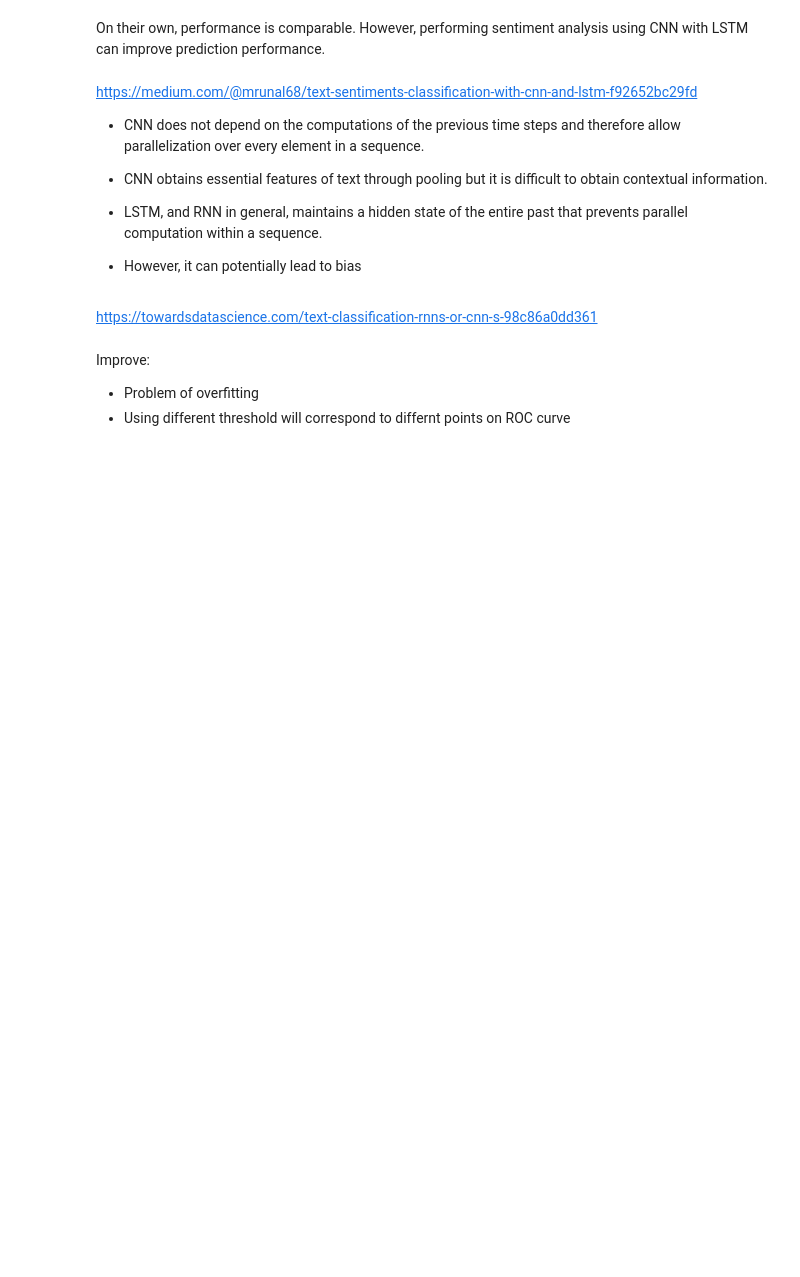
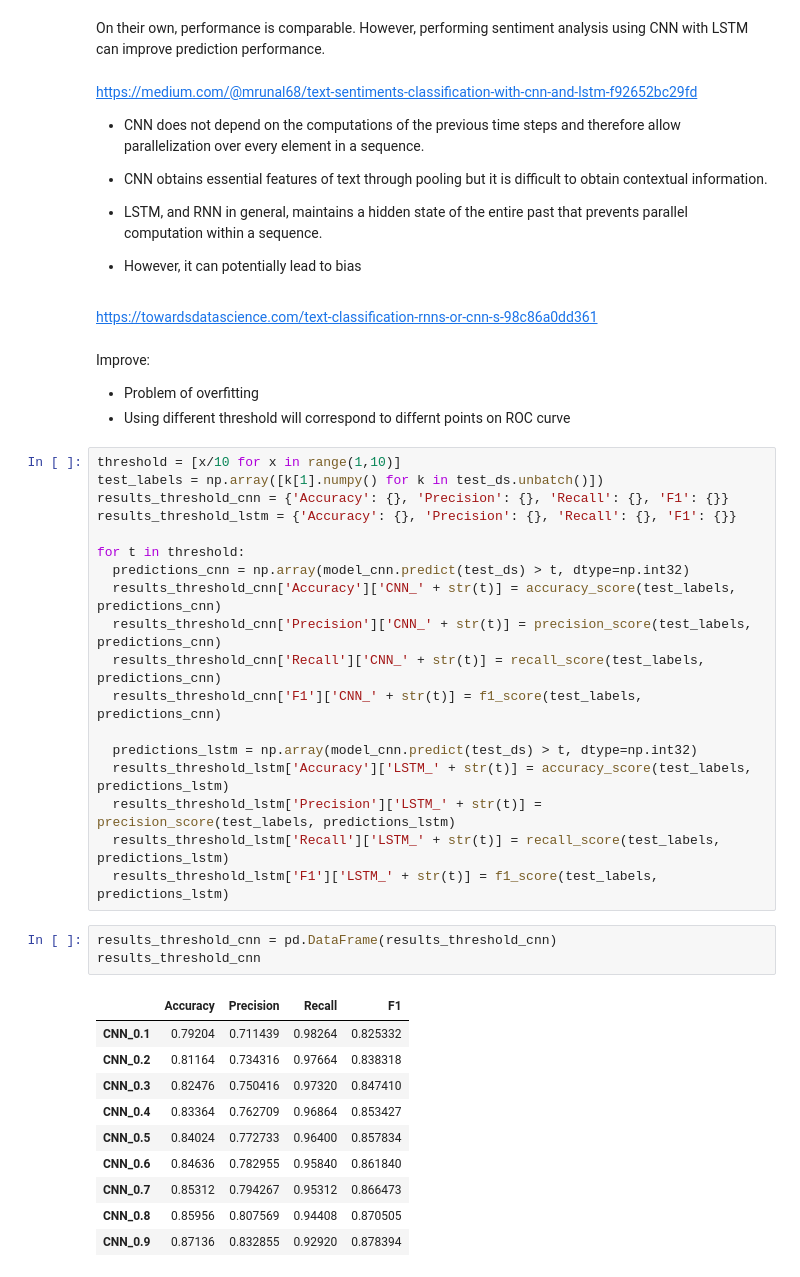
Before and after one commit to bigteo/BT4222_Assignment3, a Jupyter notebook: A3_A0203989N.ipynb, the cells around one changed output. Drawn from its saved outputs; the diff is of its cells as text; blank space fills up the shorter version.

Commit message:
improved threshold

```diff
--- a/A3_A0203989N.ipynb
+++ b/A3_A0203989N.ipynb
@@ -456,3 +475,35 @@ https://towardsdatascience.com/text-classification-rnns-or-cnn-s-98c86a0dd361
 Improve:
 - Problem of overfitting
 - Using different threshold will correspond to differnt points on ROC curve
+# %%
+threshold = [x/10 for x in range(1,10)]
+test_labels = np.array([k[1].numpy() for k in test_ds.unbatch()])
+results_threshold_cnn = {'Accuracy': {}, 'Precision': {}, 'Recall': {}, 'F1': {}}
+results_threshold_lstm = {'Accuracy': {}, 'Precision': {}, 'Recall': {}, 'F1': {}}
+
+for t in threshold:
+  predictions_cnn = np.array(model_cnn.predict(test_ds) > t, dtype=np.int32)
+  results_threshold_cnn['Accuracy']['CNN_' + str(t)] = accuracy_score(test_labels, predictions_cnn)
+  results_threshold_cnn['Precision']['CNN_' + str(t)] = precision_score(test_labels, predictions_cnn)
+  results_threshold_cnn['Recall']['CNN_' + str(t)] = recall_score(test_labels, predictions_cnn)
+  results_threshold_cnn['F1']['CNN_' + str(t)] = f1_score(test_labels, predictions_cnn)
+
+  predictions_lstm = np.array(model_cnn.predict(test_ds) > t, dtype=np.int32)
+  results_threshold_lstm['Accuracy']['LSTM_' + str(t)] = accuracy_score(test_labels, predictions_lstm)
+  results_threshold_lstm['Precision']['LSTM_' + str(t)] = precision_score(test_labels, predictions_lstm)
+  results_threshold_lstm['Recall']['LSTM_' + str(t)] = recall_score(test_labels, predictions_lstm)
+  results_threshold_lstm['F1']['LSTM_' + str(t)] = f1_score(test_labels, predictions_lstm)
+# %%
+results_threshold_cnn = pd.DataFrame(results_threshold_cnn)
+results_threshold_cnn
+# %% [output]
+|  | Accuracy | Precision | Recall | F1 |
+| CNN_0.1 | 0.79204 | 0.711439 | 0.98264 | 0.825332 |
+| CNN_0.2 | 0.81164 | 0.734316 | 0.97664 | 0.838318 |
+| CNN_0.3 | 0.82476 | 0.750416 | 0.97320 | 0.847410 |
+| CNN_0.4 | 0.83364 | 0.762709 | 0.96864 | 0.853427 |
+| CNN_0.5 | 0.84024 | 0.772733 | 0.96400 | 0.857834 |
+| CNN_0.6 | 0.84636 | 0.782955 | 0.95840 | 0.861840 |
+| CNN_0.7 | 0.85312 | 0.794267 | 0.95312 | 0.866473 |
+| CNN_0.8 | 0.85956 | 0.807569 | 0.94408 | 0.870505 |
+| CNN_0.9 | 0.87136 | 0.832855 | 0.92920 | 0.878394 |
```
Also changed, not shown: parts of 15 cells of this notebook.
